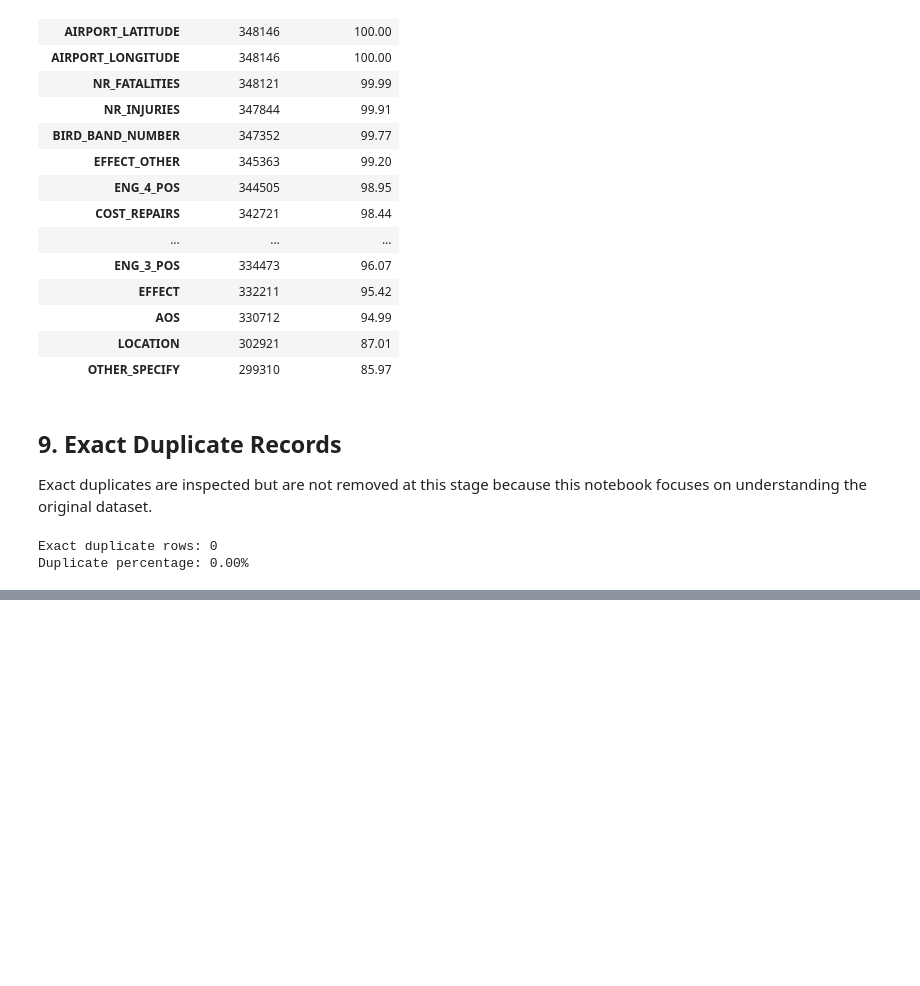
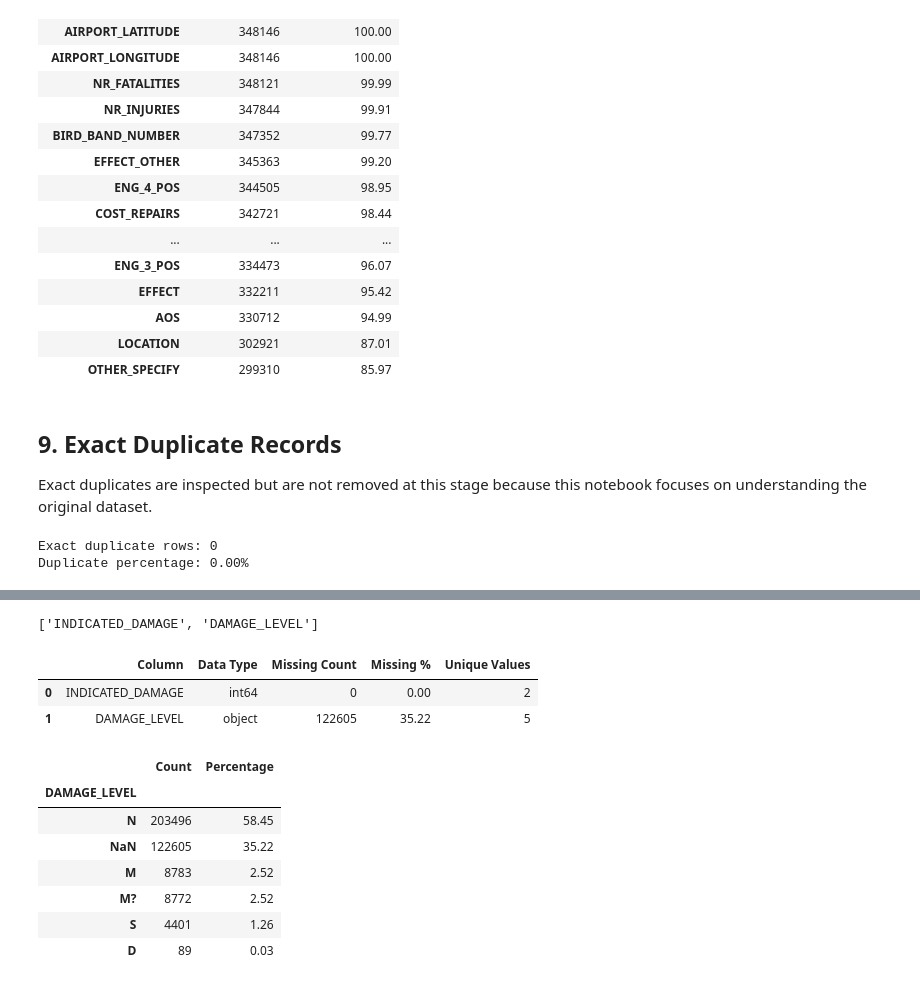
Before and after one commit to Gdfhf/faa-wildlife-strike-damage-analysis, a Jupyter notebook: notebooks/01_data_understanding.ipynb, the cells around one changed output, grey strips where cells are left out. Cells and saved outputs as stored; diff of their text form; code cells hidden in the pictures; blank space fills up the shorter version.

Commit message:
Expand data understanding analysis

```diff
--- a/notebooks/01_data_understanding.ipynb
+++ b/notebooks/01_data_understanding.ipynb
@@ -181,0 +268,47 @@ Duplicate percentage: 0.00%
+# %%
+damage_columns
+# %% [output]
+['INDICATED_DAMAGE', 'DAMAGE_LEVEL']
+# %%
+secondary_damage_summary = pd.DataFrame({
+    "Column": damage_columns,
+    "Data Type": [str(df[col].dtype) for col in damage_columns],
+    "Missing Count": [df[col].isna().sum() for col in damage_columns],
+    "Missing %": [
+        round(df[col].isna().mean() * 100, 2)
+        for col in damage_columns
+    ],
+    "Unique Values": [
+        df[col].nunique(dropna=True)
+        for col in damage_columns
+    ]
+})
+
+secondary_damage_summary
+# %% [output]
+|  | Column | Data Type | Missing Count | Missing % | Unique Values |
+| 0 | INDICATED_DAMAGE | int64 | 0 | 0.00 | 2 |
+| 1 | DAMAGE_LEVEL | object | 122605 | 35.22 | 5 |
+# %%
+damage_level_summary = (
+    df["DAMAGE_LEVEL"]
+    .value_counts(dropna=False)
+    .to_frame("Count")
+)
+
+damage_level_summary["Percentage"] = (
+    df["DAMAGE_LEVEL"]
+    .value_counts(dropna=False, normalize=True)
+    * 100
+).round(2)
+
+damage_level_summary
+# %% [output]
+|  | Count | Percentage |
+| DAMAGE_LEVEL |  |  |
+| N | 203496 | 58.45 |
+| NaN | 122605 | 35.22 |
+| M | 8783 | 2.52 |
+| M? | 8772 | 2.52 |
+| S | 4401 | 1.26 |
+| D | 89 | 0.03 |
```
Also changed, not shown: parts of 21 cells of this notebook.
